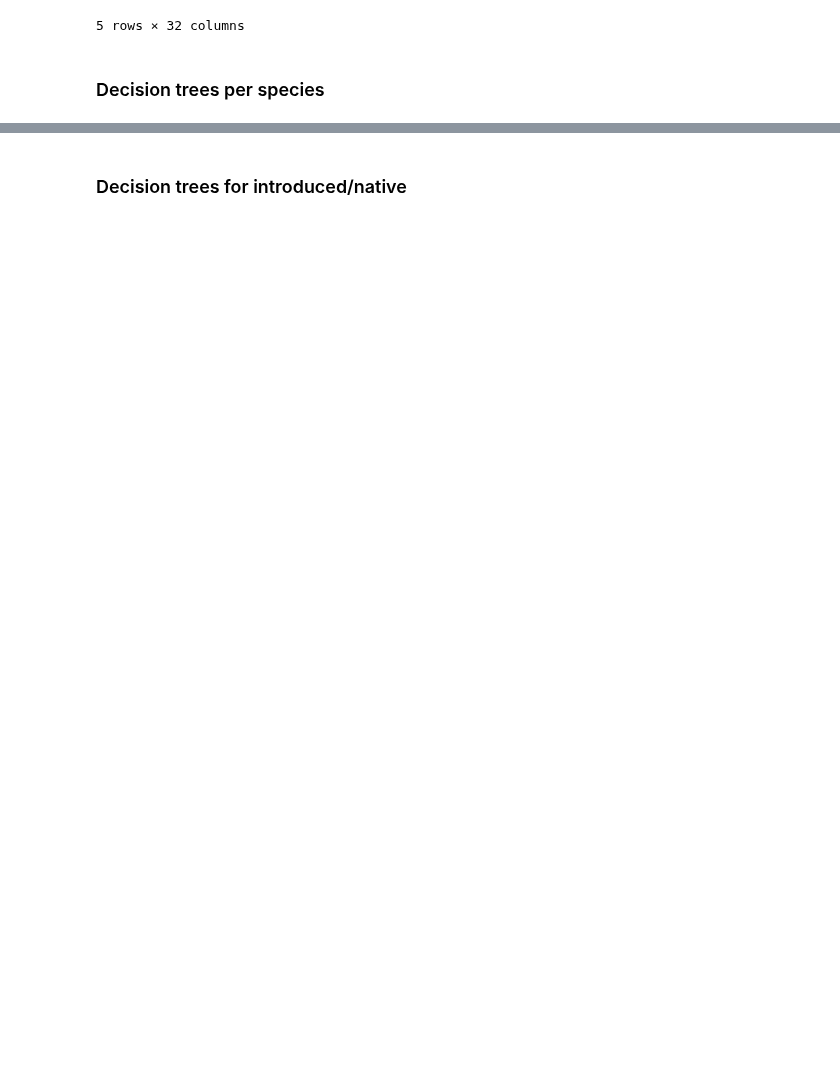
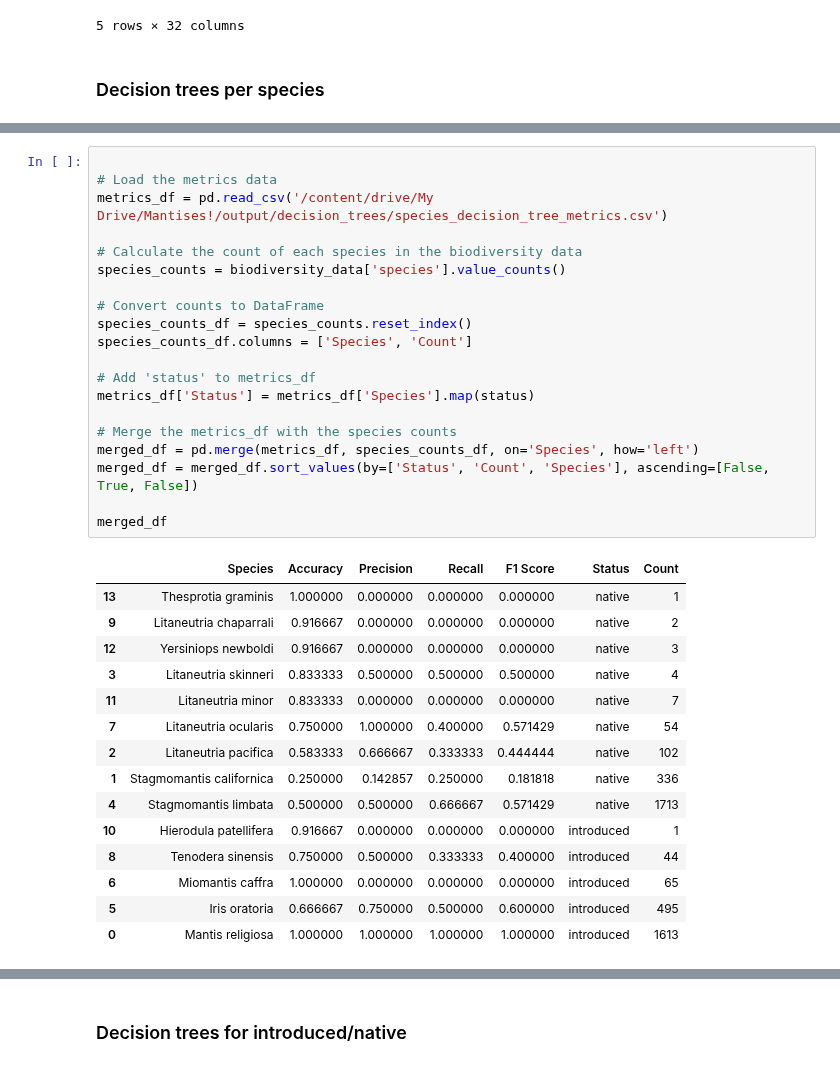
Before and after one commit to CharlesLehnen/DSCI_550_Final_Project, a Jupyter notebook: code/decision_tree.ipynb, the cells around one changed output, grey strips where cells are left out. Drawn from its saved outputs; the diff is of its cells as text; blank space fills up the shorter version.

```diff
--- a/code/decision_tree.ipynb
+++ b/code/decision_tree.ipynb
@@ -451,0 +526,36 @@ Eco_Klamath_Mountains/California_High_North_Coa...    0.000000
+# %%
+
+# Load the metrics data
+metrics_df = pd.read_csv('/content/drive/My Drive/Mantises!/output/decision_trees/species_decision_tree_metrics.csv')
+
+# Calculate the count of each species in the biodiversity data
+species_counts = biodiversity_data['species'].value_counts()
+
+# Convert counts to DataFrame
+species_counts_df = species_counts.reset_index()
+species_counts_df.columns = ['Species', 'Count']
+
+# Add 'status' to metrics_df
+metrics_df['Status'] = metrics_df['Species'].map(status)
+
+# Merge the metrics_df with the species counts
+merged_df = pd.merge(metrics_df, species_counts_df, on='Species', how='left')
+merged_df = merged_df.sort_values(by=['Status', 'Count', 'Species'], ascending=[False, True, False])
+
+merged_df
+# %% [output]
+|  | Species | Accuracy | Precision | Recall | F1 Score | Status | Count |
+| 13 | Thesprotia graminis | 1.000000 | 0.000000 | 0.000000 | 0.000000 | native | 1 |
+| 9 | Litaneutria chaparrali | 0.916667 | 0.000000 | 0.000000 | 0.000000 | native | 2 |
+| 12 | Yersiniops newboldi | 0.916667 | 0.000000 | 0.000000 | 0.000000 | native | 3 |
+| 3 | Litaneutria skinneri | 0.833333 | 0.500000 | 0.500000 | 0.500000 | native | 4 |
+| 11 | Litaneutria minor | 0.833333 | 0.000000 | 0.000000 | 0.000000 | native | 7 |
+| 7 | Litaneutria ocularis | 0.750000 | 1.000000 | 0.400000 | 0.571429 | native | 54 |
+| 2 | Litaneutria pacifica | 0.583333 | 0.666667 | 0.333333 | 0.444444 | native | 102 |
+| 1 | Stagmomantis californica | 0.250000 | 0.142857 | 0.250000 | 0.181818 | native | 336 |
+| 4 | Stagmomantis limbata | 0.500000 | 0.500000 | 0.666667 | 0.571429 | native | 1713 |
+| 10 | Hierodula patellifera | 0.916667 | 0.000000 | 0.000000 | 0.000000 | introduced | 1 |
+| 8 | Tenodera sinensis | 0.750000 | 0.500000 | 0.333333 | 0.400000 | introduced | 44 |
+| 6 | Miomantis caffra | 1.000000 | 0.000000 | 0.000000 | 0.000000 | introduced | 65 |
+| 5 | Iris oratoria | 0.666667 | 0.750000 | 0.500000 | 0.600000 | introduced | 495 |
+| 0 | Mantis religiosa | 1.000000 | 1.000000 | 1.000000 | 1.000000 | introduced | 1613 |
```
Also changed, not shown: parts of 10 cells of this notebook.
